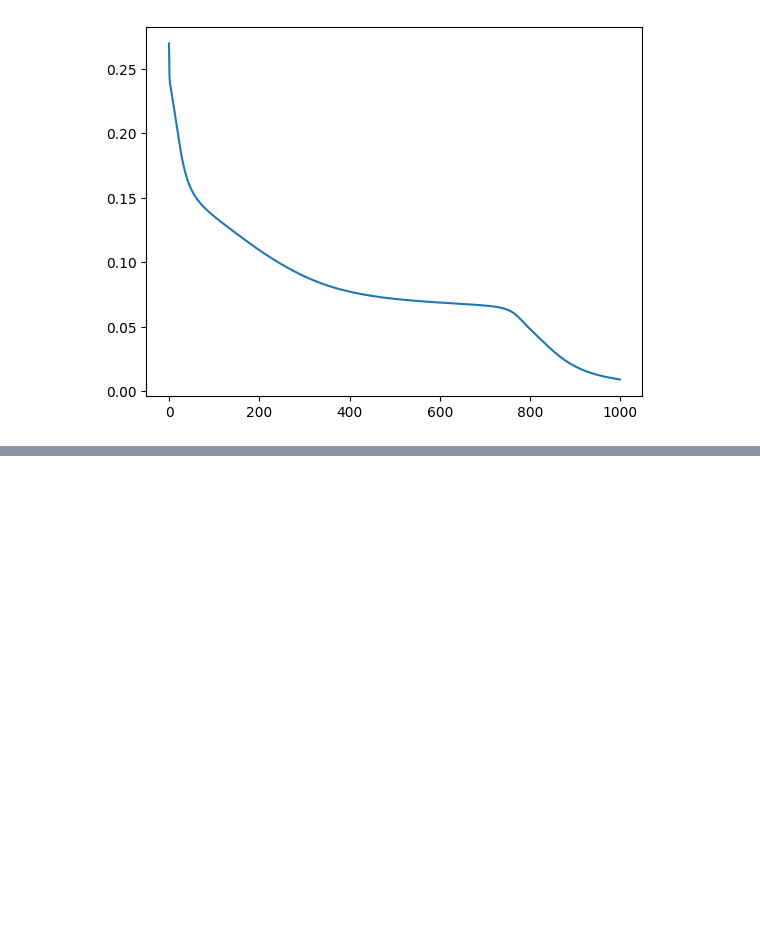
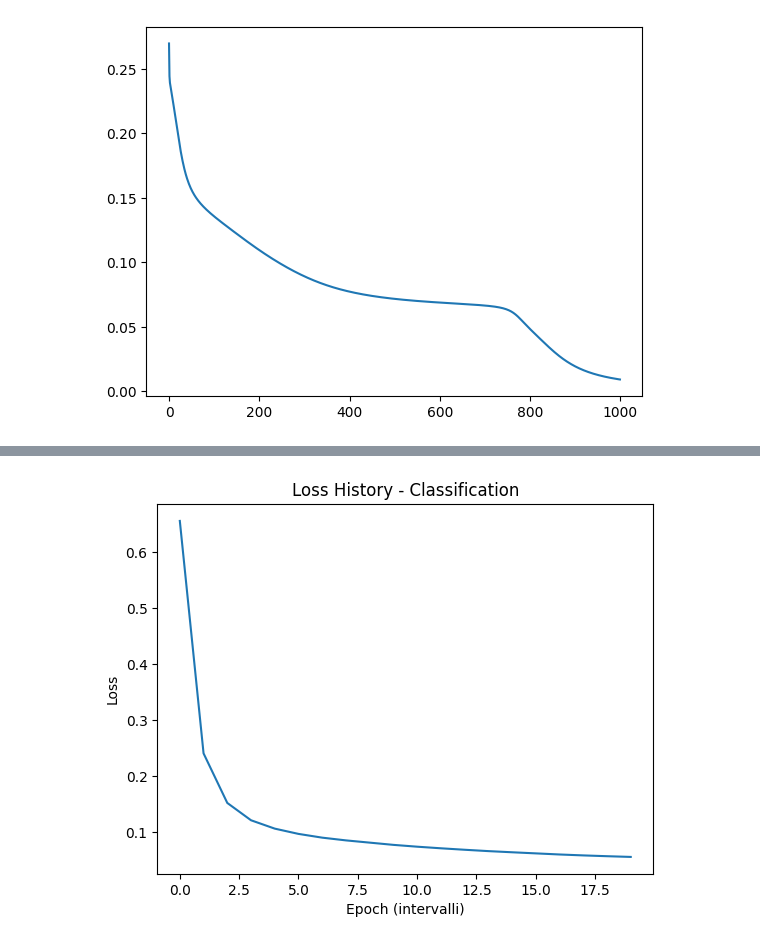
Before and after one commit to leonardocrociani/Neural-Network, a Jupyter notebook: src/main.ipynb, the cells around one changed output, grey strips where cells are left out. Saved outputs shown, nothing was run; the diff lists cells and outputs as text; code cells hidden in the pictures; blank space fills up the shorter version.

Commit message:
(new) support for regression, classification, regularization l1/l2, nn class

```diff
--- a/src/main.ipynb
+++ b/src/main.ipynb
@@ -490,0 +2561,64 @@ Test Accuracy: 1.0000
+# %%
+import numpy as np
+import pandas as pd
+import matplotlib.pyplot as plt
+
+from sklearn.datasets import load_breast_cancer
+from sklearn.model_selection import train_test_split
+from sklearn.preprocessing import StandardScaler
+
+# Assuming the NeuralNetwork class and related functions have been defined as in the previous code snippet.
+
+# ============================
+# Example for Binary Classification using the Breast Cancer Dataset
+# ============================
+
+# Caricamento del dataset
+data = load_breast_cancer()
+X = data.data
+y = data.target.reshape(-1, 1)  # rendiamo y bidimensionale
+
+# Scaling delle features
+scaler = StandardScaler()
+X_scaled = scaler.fit_transform(X)
+
+# Suddivisione in train e test
+X_train, X_test, y_train, y_test = train_test_split(
+    X_scaled, y, test_size=0.2, random_state=42
+)
+
+# Definizione dell'architettura della rete:
+# - Input: numero di features (30)
+# - Due hidden layer con 16 e 8 neuroni rispettivamente
+# - Output: 1 neurone per la classificazione binaria
+layers = [X_train.shape[1], 16, 8, 1]
+
+# Specifica delle funzioni di attivazione per ogni layer:
+# - Hidden layers: "relu"
+# - Output layer: "sigmoid" (per ottenere una probabilità)
+activation_funcs = ["relu", "relu", "sigmoid"]
+
+# Istanziamo la rete neurale per classificazione
+nn_clf = NeuralNetwork(
+    layers=layers,
+    learning_rate=0.01,
+    lambda_reg=0.001,
+    reg_type="l2",
+    activation_function_names=activation_funcs,
+    task="classification"  # Importante: specifica che si tratta di un task di classificazione
+)
+
+print("Training della rete neurale per classificazione...")
+loss_history = nn_clf.train(X_train, y_train, epochs=300, batch_size=32, verbose=True)
+
+# Valutazione: la funzione evaluate restituisce l'accuratezza per il task di classificazione
+accuracy = nn_clf.evaluate(X_test, y_test)
+print(f"\nNeural Network Classification Accuracy: {accuracy:.4f}")
+
+# Plot della storia del loss
+pd.Series(loss_history).plot()
+plt.xlabel("Epoch (intervalli)")
+plt.ylabel("Loss")
+plt.title("Loss History - Classification")
+plt.show()
+# %% [output]
@@ -490,0 +2642 @@ Test Accuracy: 1.0000
+[figure, added]
```
Also changed, not shown: parts of 12 cells of this notebook, 1 other file.
